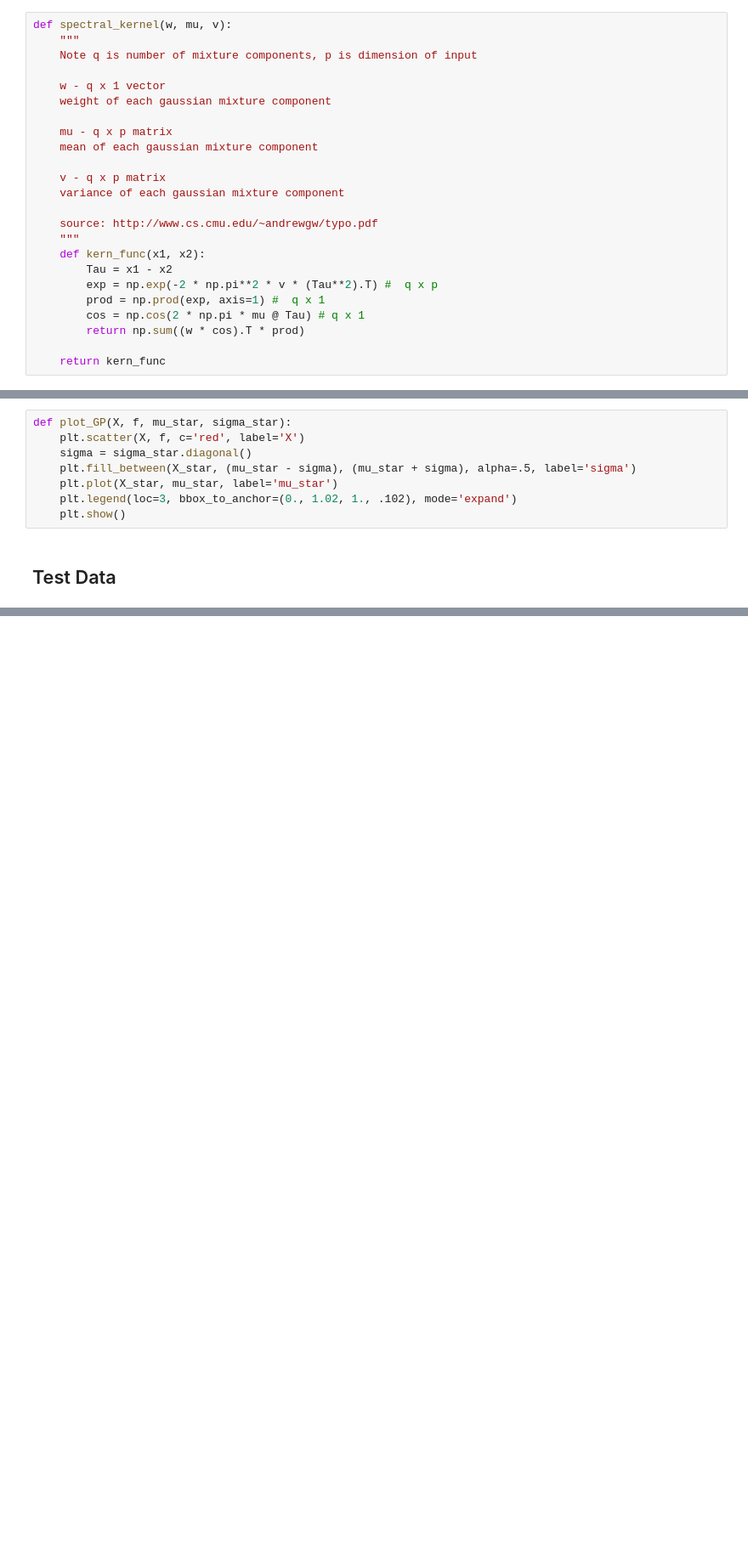
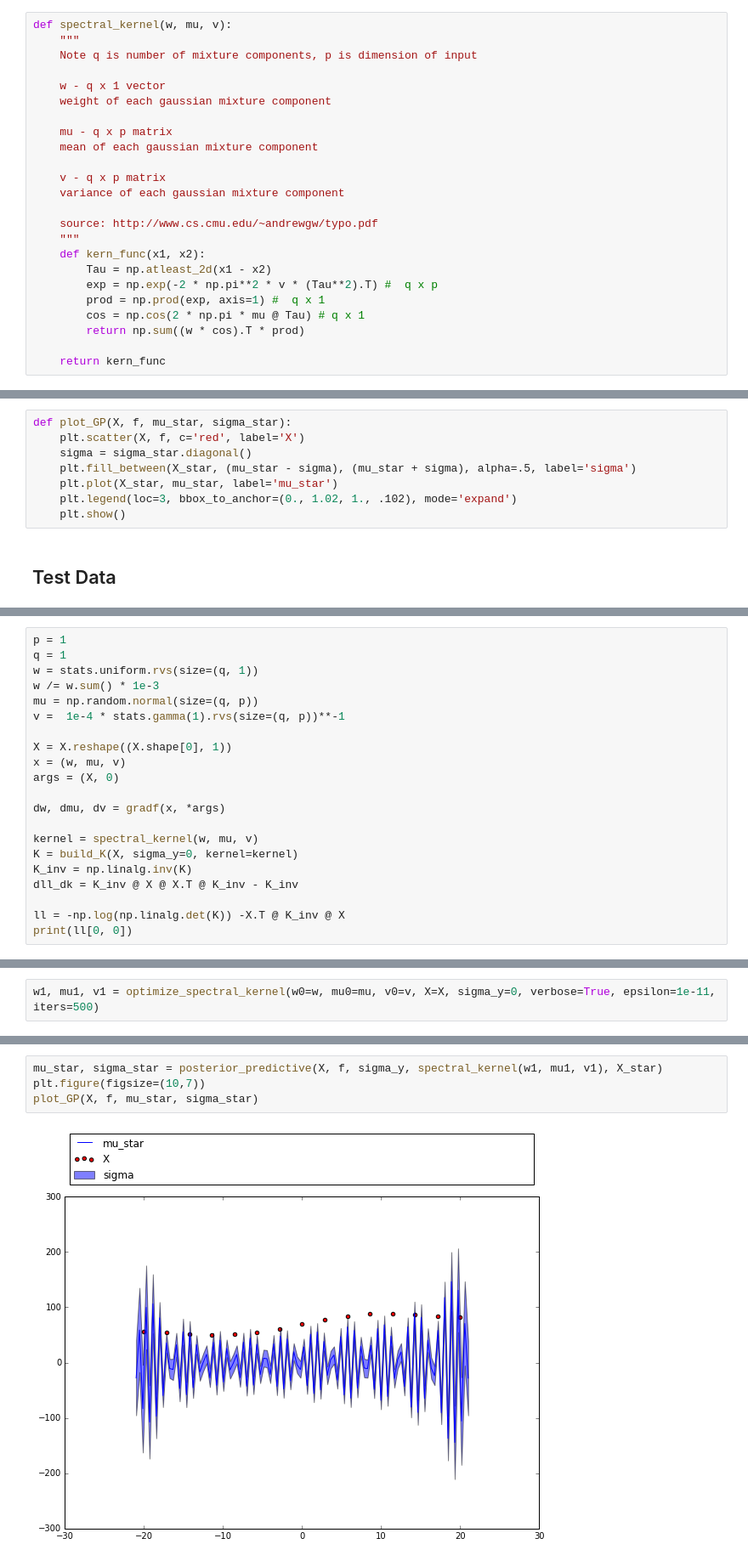
Before and after one commit to ndiamant/econ136_final_project, a Jupyter notebook: gp.ipynb, the cells around one changed output, grey strips where cells are left out. Shown at 85% size. Saved outputs shown, nothing was run; the diff lists cells and outputs as text; blank space fills up the shorter version.

```diff
--- a/gp.ipynb
+++ b/gp.ipynb
@@ -53,7 +58,7 @@ def spectral_kernel(w, mu, v):
     source: http://www.cs.cmu.edu/~andrewgw/typo.pdf
     """
     def kern_func(x1, x2):
-        Tau = x1 - x2
+        Tau = np.atleast_2d(x1 - x2)
         exp = np.exp(-2 * np.pi**2 * v * (Tau**2).T) #  q x p
         prod = np.prod(exp, axis=1) #  q x 1
         cos = np.cos(2 * np.pi * mu @ Tau) # q x 1
@@ -233,0 +237,21 @@ plt.show()
+# %%
+p = 1
+q = 1
+w = stats.uniform.rvs(size=(q, 1))
+w /= w.sum() * 1e-3
+mu = np.random.normal(size=(q, p))
+v =  1e-4 * stats.gamma(1).rvs(size=(q, p))**-1
+
+X = X.reshape((X.shape[0], 1))
+x = (w, mu, v)
+args = (X, 0)
+
+dw, dmu, dv = gradf(x, *args)
+
+kernel = spectral_kernel(w, mu, v)
+K = build_K(X, sigma_y=0, kernel=kernel)
+K_inv = np.linalg.inv(K)
+dll_dk = K_inv @ X @ X.T @ K_inv - K_inv
+
+ll = -np.log(np.linalg.det(K)) -X.T @ K_inv @ X
+print(ll[0, 0])
@@ -233,0 +285,2 @@ plt.show()
+# %%
+w1, mu1, v1 = optimize_spectral_kernel(w0=w, mu0=mu, v0=v, X=X, sigma_y=0, verbose=True, epsilon=1e-11, iters=500)
@@ -233,0 +305,6 @@ plt.show()
+# %%
+mu_star, sigma_star = posterior_predictive(X, f, sigma_y, spectral_kernel(w1, mu1, v1), X_star)
+plt.figure(figsize=(10,7))
+plot_GP(X, f, mu_star, sigma_star)
+# %% [output]
+[figure, added]
```
Also changed, not shown: parts of 14 cells of this notebook.
